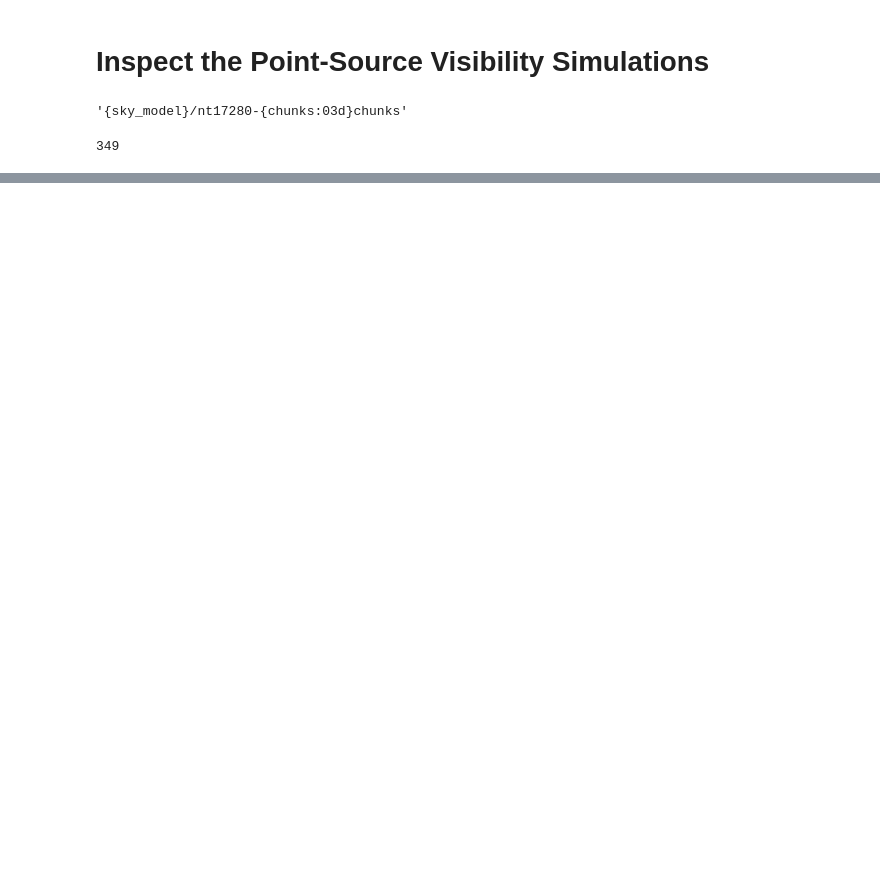
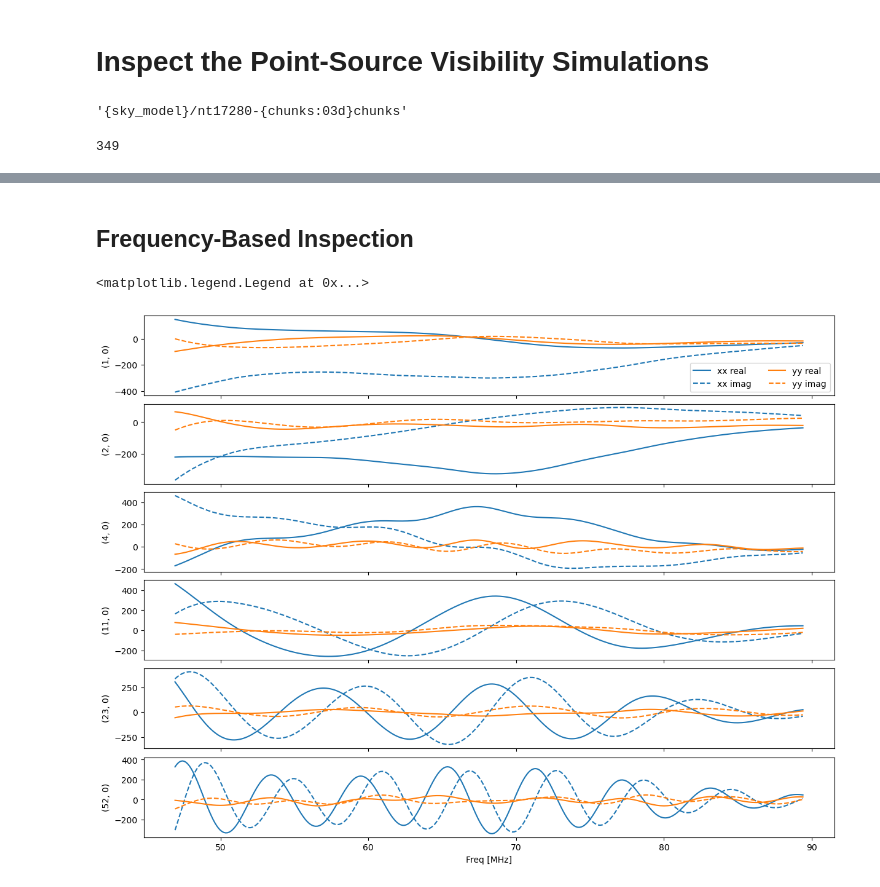
Before and after one commit to RajorshiSChandra/validation-sim, a Jupyter notebook: notebooks/inspect-ptsrc.ipynb, the cells around one changed output, grey strips where cells are left out. Cells and saved outputs as stored; diff of their text form; code cells hidden in the pictures; blank space fills up the shorter version.

```diff
--- a/notebooks/inspect-ptsrc.ipynb
+++ b/notebooks/inspect-ptsrc.ipynb
@@ -59,0 +85,15 @@ all_data = np.array(all_data)  # shape (Nfreq, Ntime, npol)
+# %% [markdown]
+## Frequency-Based Inspection
+# %%
+fig, ax = plt.subplots(len(blidx), 1, sharex=True, constrained_layout=True, figsize=(12, 9))
+
+for i, p in enumerate(antpairs):
+    for pol in (0, -1):
+        ax[i].plot(freqs/ 1e6, all_data[:, 0, i, pol].real, ls='-', color=f'C{abs(pol)}', label=f'{meta.pols[pol]} real')
+        ax[i].plot(freqs/ 1e6, all_data[:, 0, i, pol].imag, ls='--', color=f'C{abs(pol)}', label=f'{meta.pols[pol]} imag')
+    ax[i].set_ylabel(str(p))
+ax[-1].set_xlabel("Freq [MHz]")
+ax[0].legend(ncols=2)
+# %% [output]
+<matplotlib.legend.Legend at 0x...>
+[figure, added]
```
Also changed, not shown: parts of 40 cells of this notebook, 24 other files.
